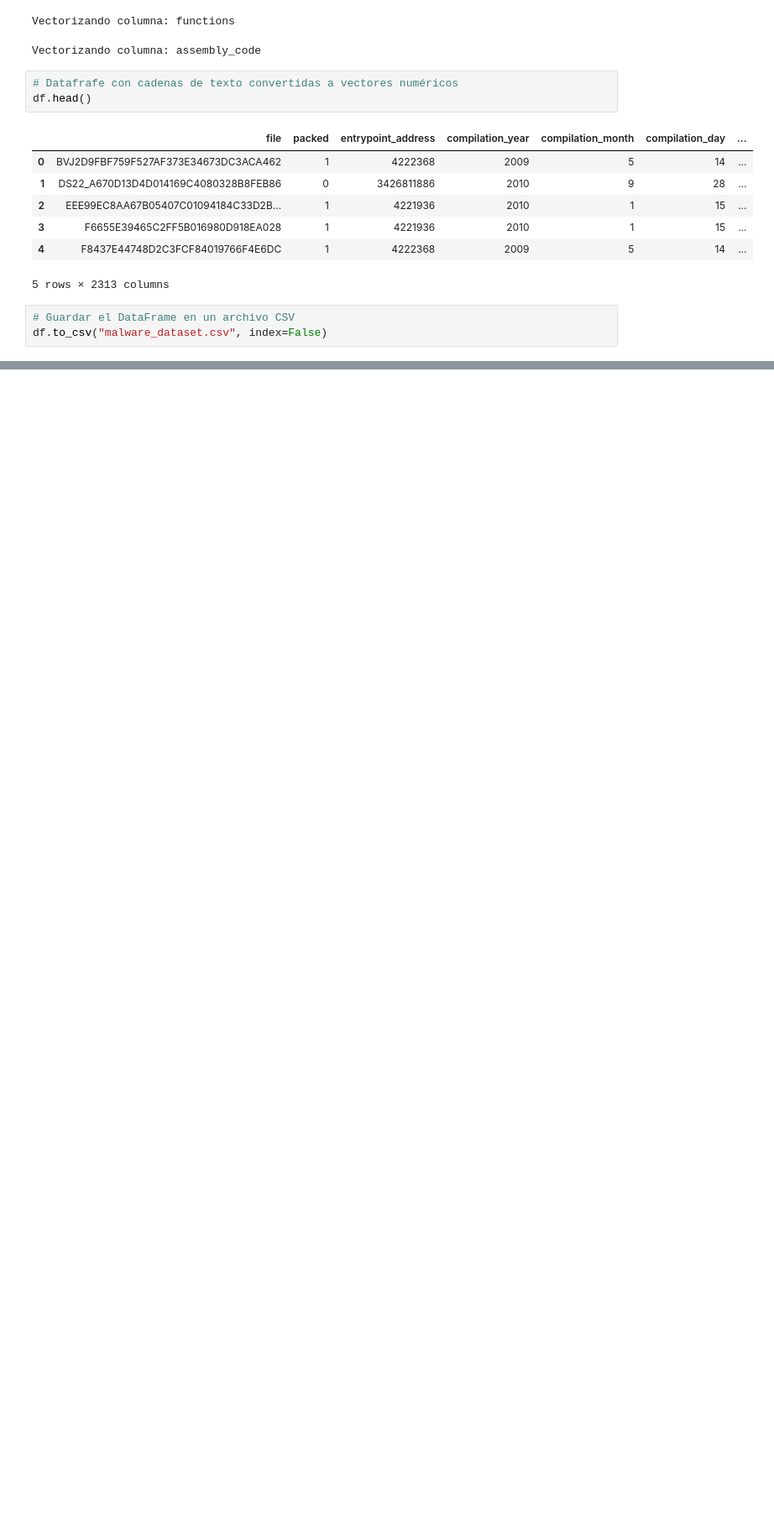
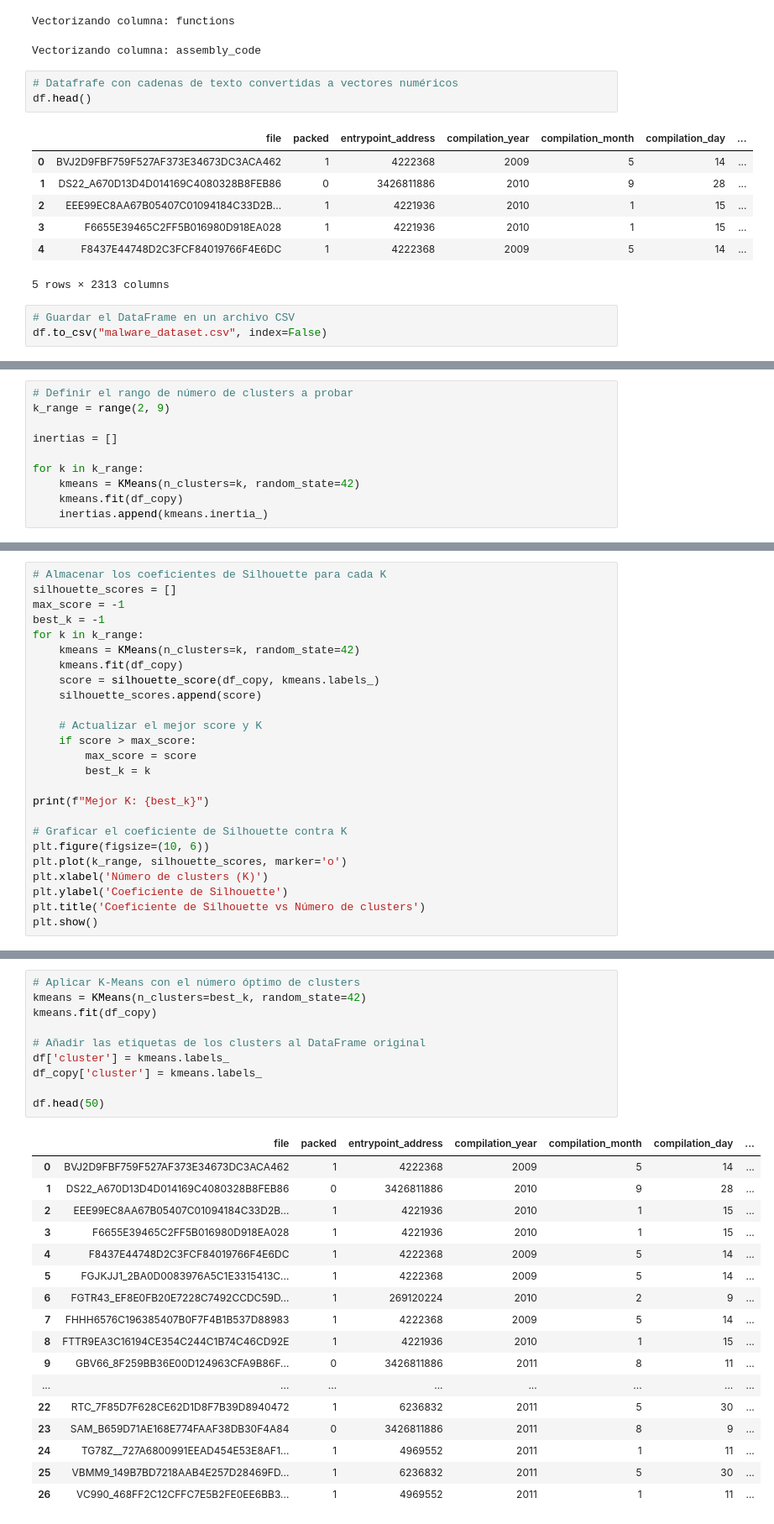
Before and after one commit to Aq202/UVG_SDS_LAB_4, a Jupyter notebook: lab4.ipynb, the cells around one changed output, grey strips where cells are left out. Shown at 84% size. Drawn from its saved outputs; the diff is of its cells as text; blank space fills up the shorter version.

Commit message:
Algoritmo kmeans y pca

```diff
--- a/lab4.ipynb
+++ b/lab4.ipynb
@@ -275,0 +299,10 @@ df.to_csv("malware_dataset.csv", index=False)
+# %%
+# Definir el rango de número de clusters a probar
+k_range = range(2, 9)
+
+inertias = []
+
+for k in k_range:
+    kmeans = KMeans(n_clusters=k, random_state=42)
+    kmeans.fit(df_copy)
+    inertias.append(kmeans.inertia_)
@@ -275,0 +319,25 @@ df.to_csv("malware_dataset.csv", index=False)
+# %%
+# Almacenar los coeficientes de Silhouette para cada K
+silhouette_scores = []
+max_score = -1
+best_k = -1
+for k in k_range:
+    kmeans = KMeans(n_clusters=k, random_state=42)
+    kmeans.fit(df_copy)
+    score = silhouette_score(df_copy, kmeans.labels_)
+    silhouette_scores.append(score)
+
+    # Actualizar el mejor score y K
+    if score > max_score:
+        max_score = score
+        best_k = k
+
+print(f"Mejor K: {best_k}")
+
+# Graficar el coeficiente de Silhouette contra K
+plt.figure(figsize=(10, 6))
+plt.plot(k_range, silhouette_scores, marker='o')
+plt.xlabel('Número de clusters (K)')
+plt.ylabel('Coeficiente de Silhouette')
+plt.title('Coeficiente de Silhouette vs Número de clusters')
+plt.show()
@@ -275,0 +347,28 @@ df.to_csv("malware_dataset.csv", index=False)
+# %%
+# Aplicar K-Means con el número óptimo de clusters
+kmeans = KMeans(n_clusters=best_k, random_state=42)
+kmeans.fit(df_copy)
+
+# Añadir las etiquetas de los clusters al DataFrame original
+df['cluster'] = kmeans.labels_
+df_copy['cluster'] = kmeans.labels_
+
+df.head(50)
+# %% [output]
+|  | file | packed | entrypoint_address | compilation_year | compilation_month | compilation_day | ... |
+| 0 | BVJ2D9FBF759F527AF373E34673DC3ACA462 | 1 | 4222368 | 2009 | 5 | 14 | ... |
+| 1 | DS22_A670D13D4D014169C4080328B8FEB86 | 0 | 3426811886 | 2010 | 9 | 28 | ... |
+| 2 | EEE99EC8AA67B05407C01094184C33D2B... | 1 | 4221936 | 2010 | 1 | 15 | ... |
+| 3 | F6655E39465C2FF5B016980D918EA028 | 1 | 4221936 | 2010 | 1 | 15 | ... |
+| 4 | F8437E44748D2C3FCF84019766F4E6DC | 1 | 4222368 | 2009 | 5 | 14 | ... |
+| 5 | FGJKJJ1_2BA0D0083976A5C1E3315413C... | 1 | 4222368 | 2009 | 5 | 14 | ... |
+| 6 | FGTR43_EF8E0FB20E7228C7492CCDC59D... | 1 | 269120224 | 2010 | 2 | 9 | ... |
+| 7 | FHHH6576C196385407B0F7F4B1B537D88983 | 1 | 4222368 | 2009 | 5 | 14 | ... |
+| 8 | FTTR9EA3C16194CE354C244C1B74C46CD92E | 1 | 4221936 | 2010 | 1 | 15 | ... |
+| 9 | GBV66_8F259BB36E00D124963CFA9B86F... | 0 | 3426811886 | 2011 | 8 | 11 | ... |
+| ... | ... | ... | ... | ... | ... | ... | ... |
+| 22 | RTC_7F85D7F628CE62D1D8F7B39D8940472 | 1 | 6236832 | 2011 | 5 | 30 | ... |
+| 23 | SAM_B659D71AE168E774FAAF38DB30F4A84 | 0 | 3426811886 | 2011 | 8 | 9 | ... |
+| 24 | TG78Z__727A6800991EEAD454E53E8AF1... | 1 | 4969552 | 2011 | 1 | 11 | ... |
+| 25 | VBMM9_149B7BD7218AAB4E257D28469FD... | 1 | 6236832 | 2011 | 5 | 30 | ... |
+| 26 | VC990_468FF2C12CFFC7E5B2FE0EE6BB3... | 1 | 4969552 | 2011 | 1 | 11 | ... |
```
Also changed, not shown: parts of 12 cells of this notebook.
